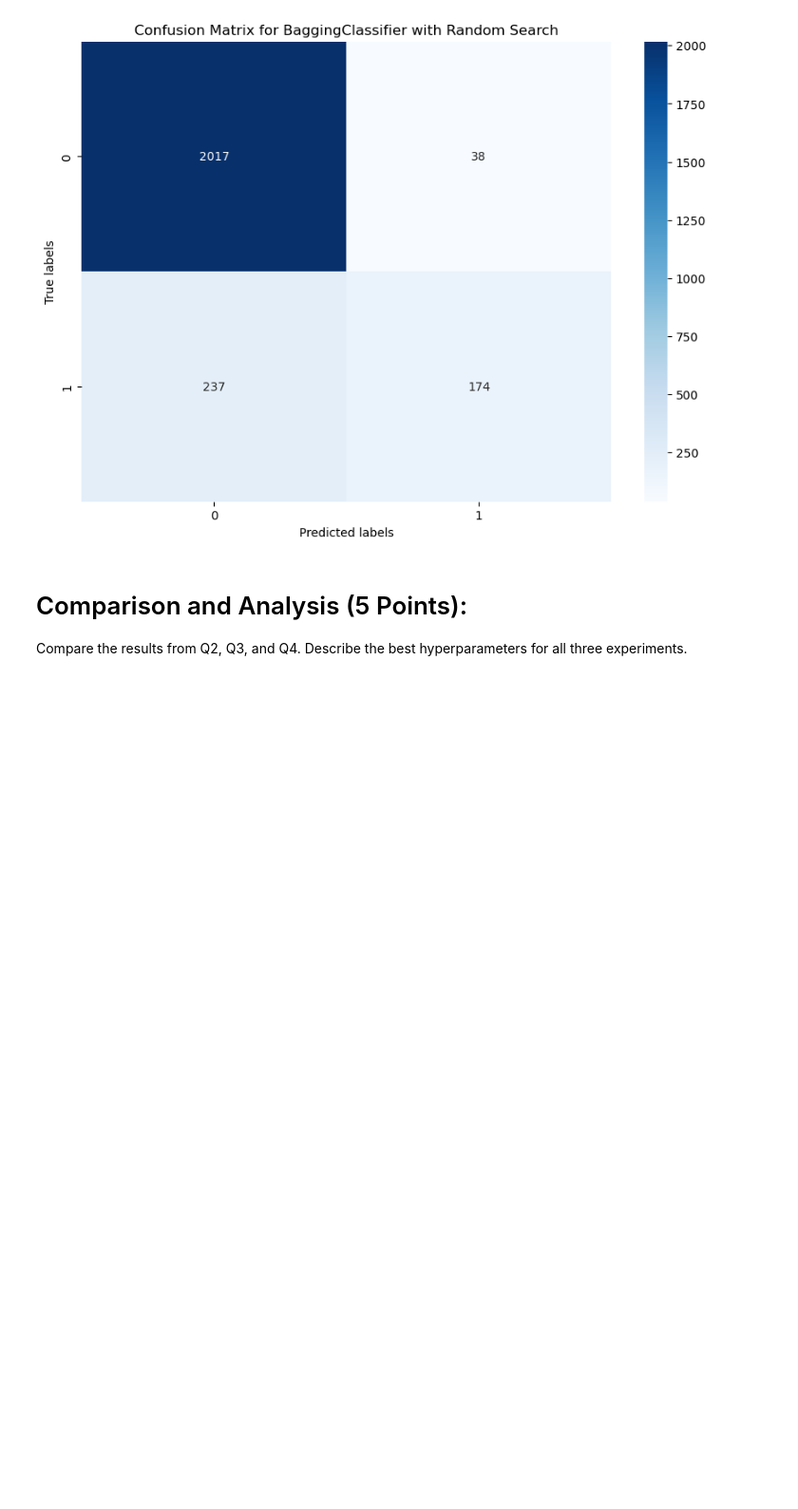
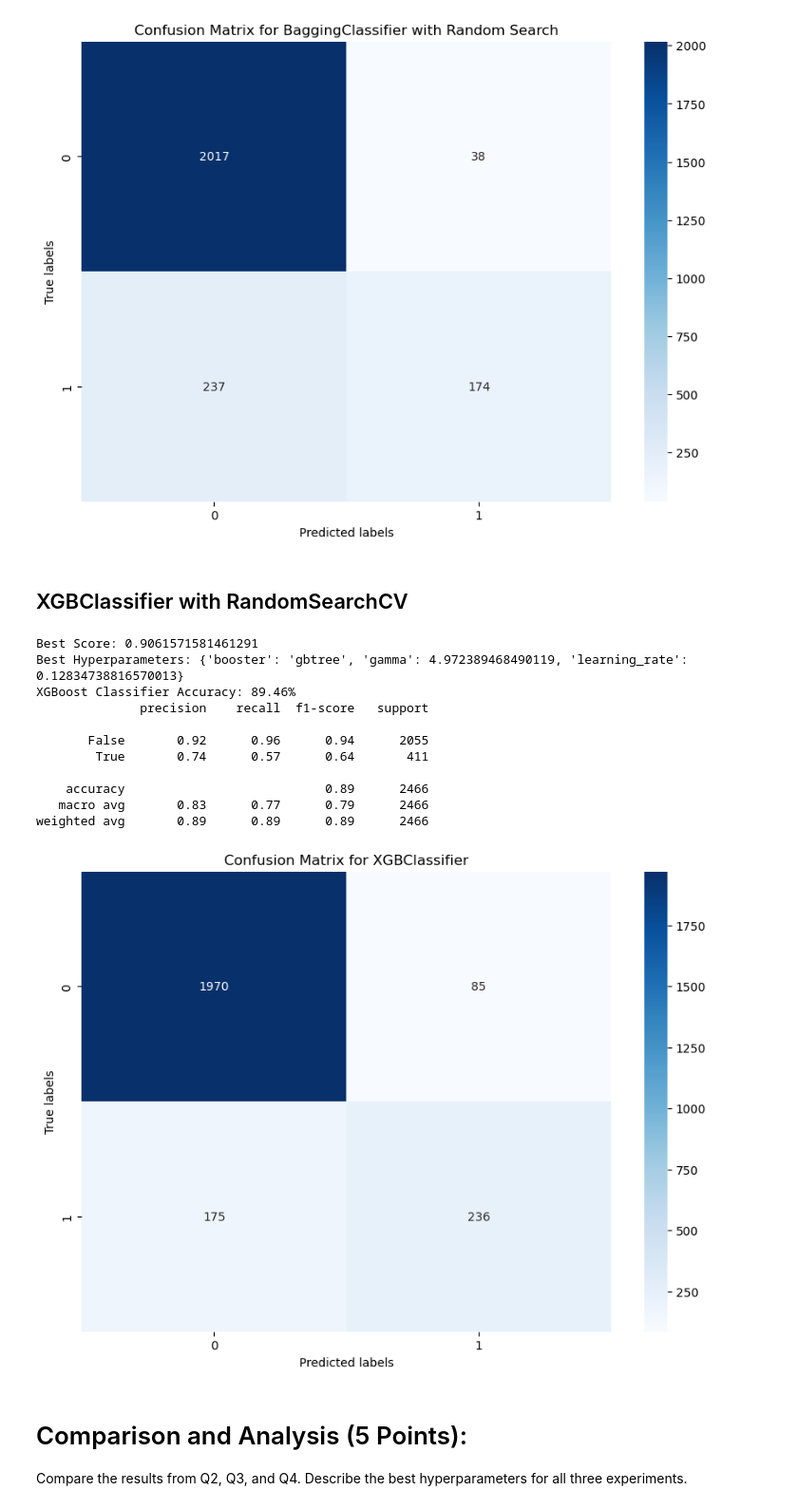
Before and after one commit to WK025/machine_learning, a Jupyter notebook: A3/assignment_03.ipynb, the cells around one changed output. Shown at 95% size. Saved outputs shown, nothing was run; the diff lists cells and outputs as text; code cells hidden in the pictures; blank space fills up the shorter version.

```diff
--- a/A3/assignment_03.ipynb
+++ b/A3/assignment_03.ipynb
@@ -507,6 +598,54 @@ Classification Report:
    macro avg       0.86      0.70      0.75      2466
 weighted avg       0.88      0.89      0.87      2466
 [figure]
+# %% [markdown]
+## XGBClassifier with RandomSearchCV
+# %%
+from scipy.stats import loguniform
+from sklearn.model_selection import RandomizedSearchCV
+
+# define search space
+g05_xgb_space = dict()
+g05_xgb_space['booster'] = ['gbtree', 'gblinear', 'dart']
+g05_xgb_space['learning_rate'] = loguniform(1e-5, 10)
+g05_xgb_space['gamma'] = loguniform(1e-5, 100)
+
+# define random search
+g05_xgb_random_search = RandomizedSearchCV(g05_xgb_model, g05_xgb_space, n_iter=300, scoring='accuracy', n_jobs=5, cv=cv, random_state=42)
+
+g05_xgb_random_result = g05_xgb_random_search.fit(g05_X_train, g05_y_train)
+g05_xgb_random_pred = g05_xgb_random_result.predict(g05_X_test)
+# summarize result
+print('Best Score: %s' % g05_xgb_random_result.best_score_)
+print('Best Hyperparameters: %s' % g05_xgb_random_result.best_params_)
+
+# Accuracy and classification report
+g05_xgb_random_accuracy = accuracy_score(y_true=g05_y_test, y_pred=g05_xgb_random_pred)
+print("XGBoost Classifier Accuracy: {:.2%}".format(g05_xgb_random_accuracy))
+print(classification_report(g05_y_test, g05_xgb_random_pred))
+
+# confusion matrix
+g05_cm_random_xgb = confusion_matrix(g05_y_test, g05_xgb_random_pred)
+# Printing the confusion matrix using seaborn for better visualization
+plt.figure(figsize=(10,7))
+sns.heatmap(g05_cm_random_xgb, annot=True, fmt='g', cmap='Blues')
+plt.xlabel('Predicted labels')
+plt.ylabel('True labels')
+plt.title('Confusion Matrix for XGBClassifier')
+plt.show()
+# %% [output]
+Best Score: 0.9061571581461291
+Best Hyperparameters: {'booster': 'gbtree', 'gamma': 4.972389468490119, 'learning_rate': 0.12834738816570013}
+XGBoost Classifier Accuracy: 89.46%
+              precision    recall  f1-score   support
+
+       False       0.92      0.96      0.94      2055
+        True       0.74      0.57      0.64       411
+
+    accuracy                           0.89      2466
+   macro avg       0.83      0.77      0.79      2466
+weighted avg       0.89      0.89      0.89      2466
+[figure, added]
 # %% [markdown]
 # Comparison and Analysis (5 Points):
 
```
Also changed, not shown: parts of 9 cells of this notebook.
